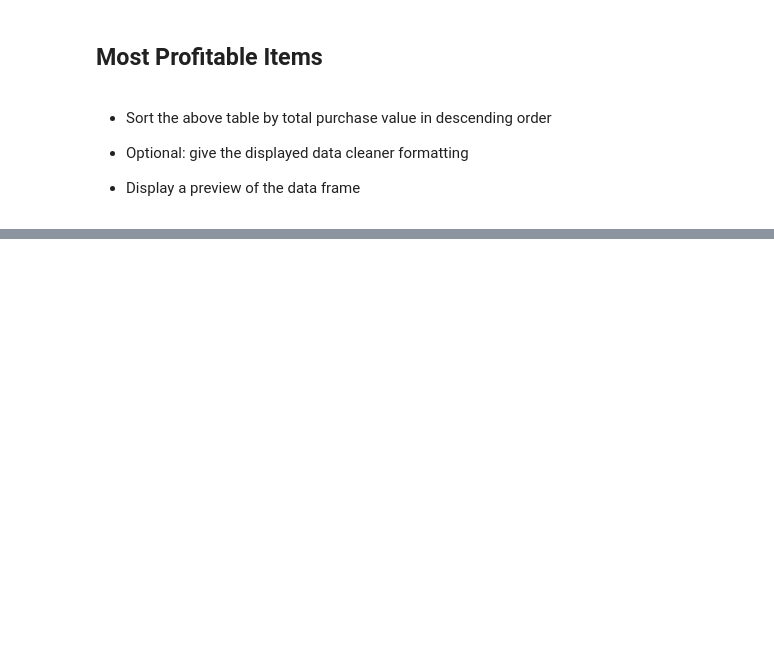
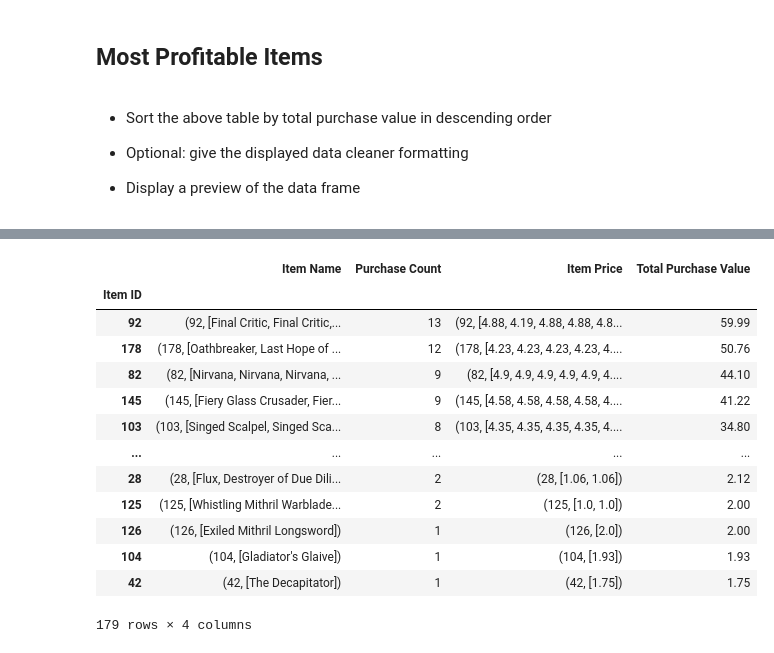
Before and after one commit to Jen-Dean/pandas-challenge, a Jupyter notebook: HeroesOfPymoli/WIP_HeroesOfPymoli_starter.ipynb, the cells around one changed output, grey strips where cells are left out. Saved outputs shown, nothing was run; the diff lists cells and outputs as text; code cells hidden in the pictures; blank space fills up the shorter version.

```diff
--- a/HeroesOfPymoli/WIP_HeroesOfPymoli_starter.ipynb
+++ b/HeroesOfPymoli/WIP_HeroesOfPymoli_starter.ipynb
@@ -255,0 +432,18 @@ summary_df
+# %%
+item_id_summary_df = item_id_summary_df.sort_values(["Total Purchase Value"], ascending=False)
+item_id_summary_df
+# %% [output]
+|  | Item Name | Purchase Count | Item Price | Total Purchase Value |
+| Item ID |  |  |  |  |
+| 92 | (92, [Final Critic, Final Critic,... | 13 | (92, [4.88, 4.19, 4.88, 4.88, 4.8... | 59.99 |
+| 178 | (178, [Oathbreaker, Last Hope of ... | 12 | (178, [4.23, 4.23, 4.23, 4.23, 4.... | 50.76 |
+| 82 | (82, [Nirvana, Nirvana, Nirvana, ... | 9 | (82, [4.9, 4.9, 4.9, 4.9, 4.9, 4.... | 44.10 |
+| 145 | (145, [Fiery Glass Crusader, Fier... | 9 | (145, [4.58, 4.58, 4.58, 4.58, 4.... | 41.22 |
+| 103 | (103, [Singed Scalpel, Singed Sca... | 8 | (103, [4.35, 4.35, 4.35, 4.35, 4.... | 34.80 |
+| ... | ... | ... | ... | ... |
+| 28 | (28, [Flux, Destroyer of Due Dili... | 2 | (28, [1.06, 1.06]) | 2.12 |
+| 125 | (125, [Whistling Mithril Warblade... | 2 | (125, [1.0, 1.0]) | 2.00 |
+| 126 | (126, [Exiled Mithril Longsword]) | 1 | (126, [2.0]) | 2.00 |
+| 104 | (104, [Gladiator's Glaive]) | 1 | (104, [1.93]) | 1.93 |
+| 42 | (42, [The Decapitator]) | 1 | (42, [1.75]) | 1.75 |
+179 rows × 4 columns
```
Also changed, not shown: parts of 15 cells of this notebook, 1 other file.
